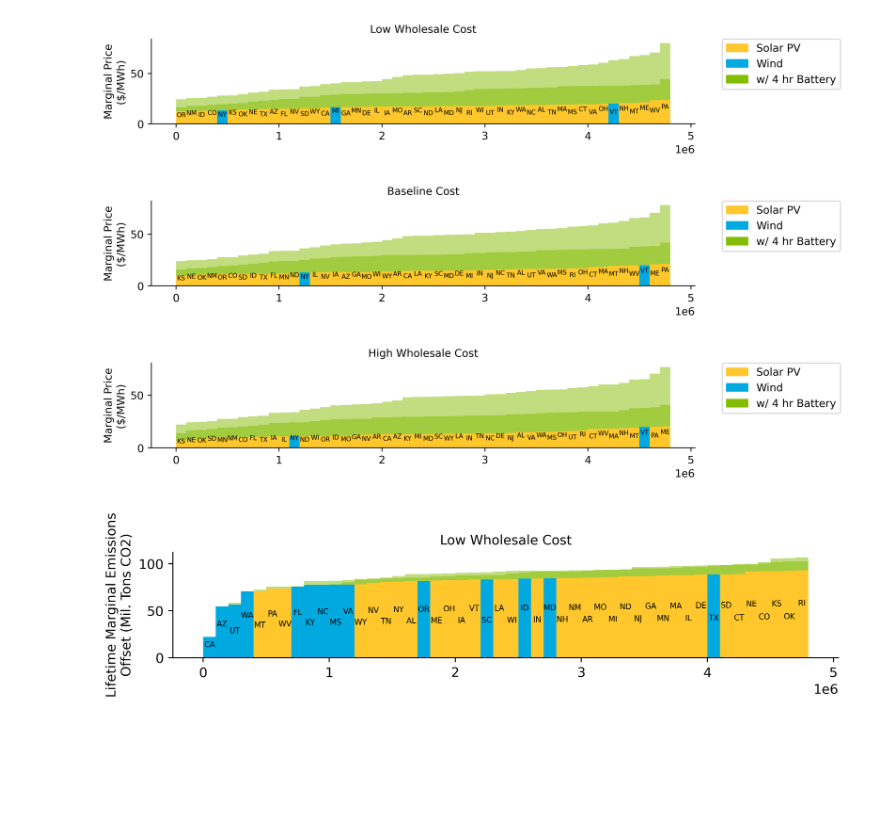
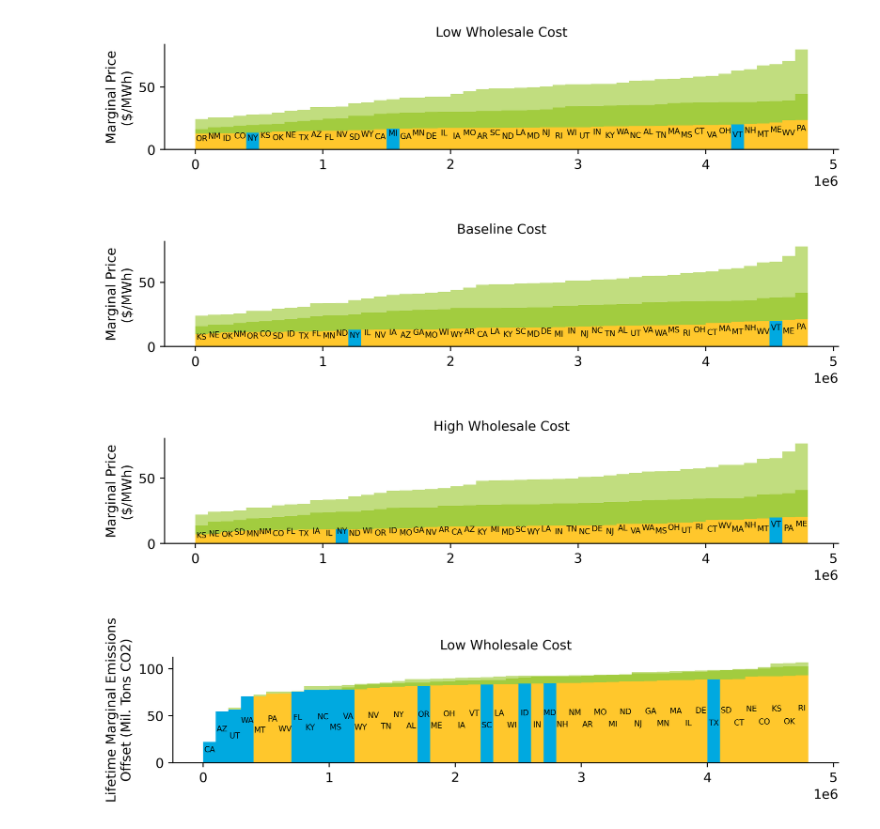
Before and after one commit to NREL/vapor, a Jupyter notebook: notebooks/viz_supply_curves.ipynb, the cells around one changed output. Cells and saved outputs as stored; diff of their text form; code cells hidden in the pictures; blank space fills up the shorter version.

```diff
--- a/notebooks/viz_supply_curves.ipynb
+++ b/notebooks/viz_supply_curves.ipynb
@@ -40,13 +40,13 @@ results = pd.concat(dfs, axis='rows')
 Viz = vapor.Visualizer(results=results, aggregate_region=aggregate_region)
 # %%
 opt_var = 'marginal_cost_mwh'
-Viz.supply_curve(opt_var, 'StdScen19_Low_RE_Cost', batt_sizes=[25, 100], legend=True)
-Viz.supply_curve(opt_var, 'StdScen19_Mid_Case', batt_sizes=[25, 100], legend=True)
-Viz.supply_curve(opt_var, 'StdScen19_High_RE_Cost', batt_sizes=[25, 100], legend=True)
+Viz.supply_curve(opt_var, 'StdScen19_Low_RE_Cost', batt_sizes=[25, 100], legend=False)
+Viz.supply_curve(opt_var, 'StdScen19_Mid_Case', batt_sizes=[25, 100], legend=False)
+Viz.supply_curve(opt_var, 'StdScen19_High_RE_Cost', batt_sizes=[25, 100], legend=False)
 # %% [output]
-[figure, old version]
+[figure, new version]
-[figure, old version]
+[figure, new version]
-[figure, old version]
+[figure, new version]
 # %%
 opt_var = 'lifetime_co2_rate_marginal'
 label = 'Lifetime Marginal Emissions\nOffset (Mil. Tons CO2)'
```
Also changed, not shown: parts of 5 cells of this notebook, 4 other files.
